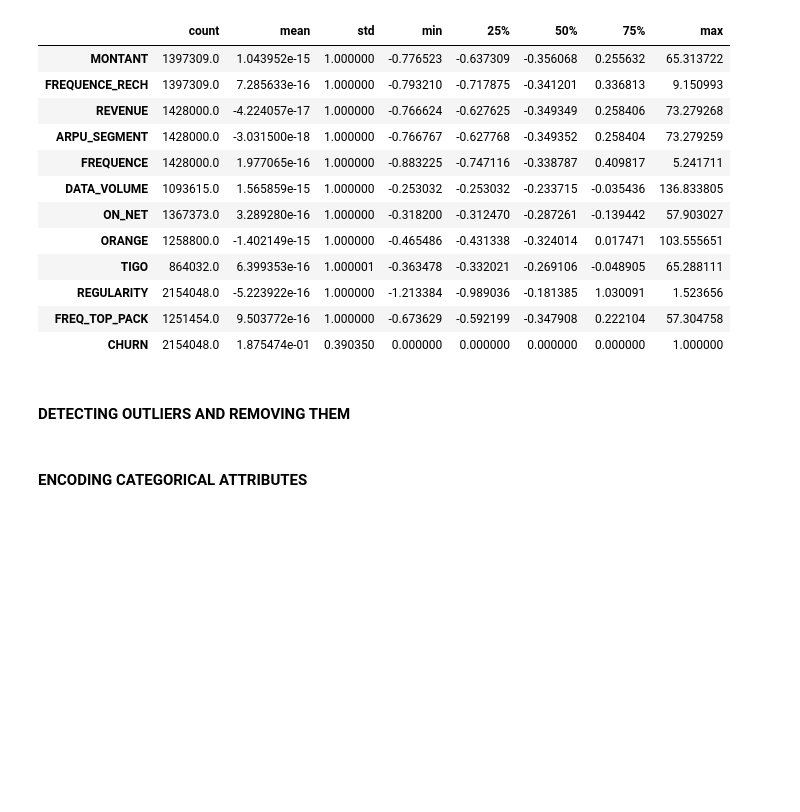
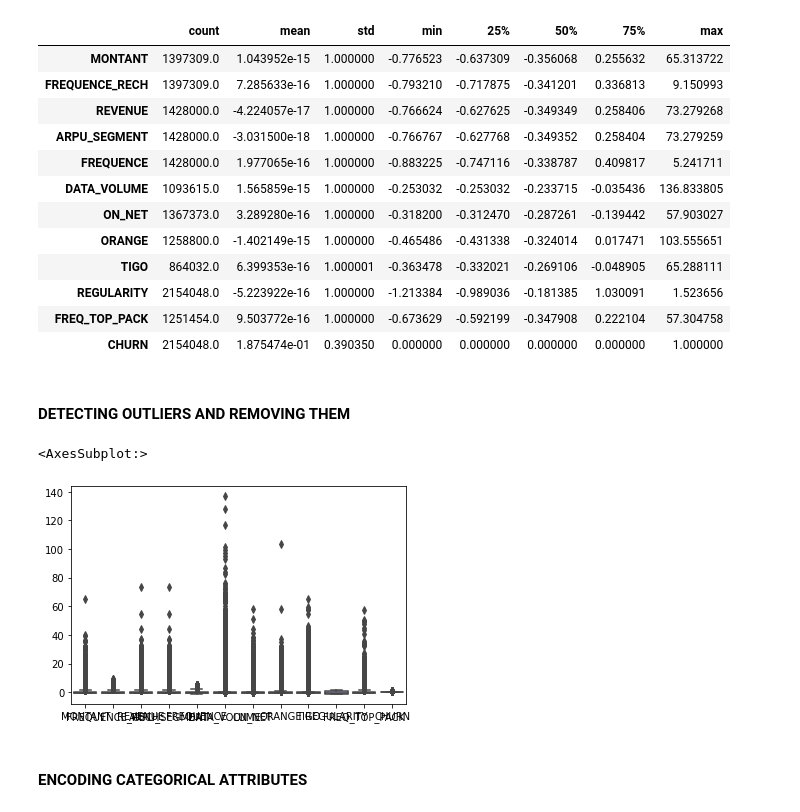
Before and after one commit to Kwabena-Kobiri/Expresso-prediction, a Jupyter notebook: Expresso_Churn_Prediction_With_Tensorflow.ipynb, the cells around one changed output. Drawn from its saved outputs; the diff is of its cells as text; code cells hidden in the pictures; blank space fills up the shorter version.

Commit message:
Making boxplot for outlier detection in the datasets

```diff
--- a/Expresso_Churn_Prediction_With_Tensorflow.ipynb
+++ b/Expresso_Churn_Prediction_With_Tensorflow.ipynb
@@ -382,3 +386,9 @@ Train.describe().T
+# %%
+# Plotting a graph (boxplot) of the values in the Train dataset.
+sns.boxplot(data=Train)
+# %% [output]
+<AxesSubplot:>
+[figure, added]
 # %% [markdown]
 #### ENCODING CATEGORICAL ATTRIBUTES
 # %% [markdown]
```
Also changed, not shown: parts of 1 cell of this notebook.
